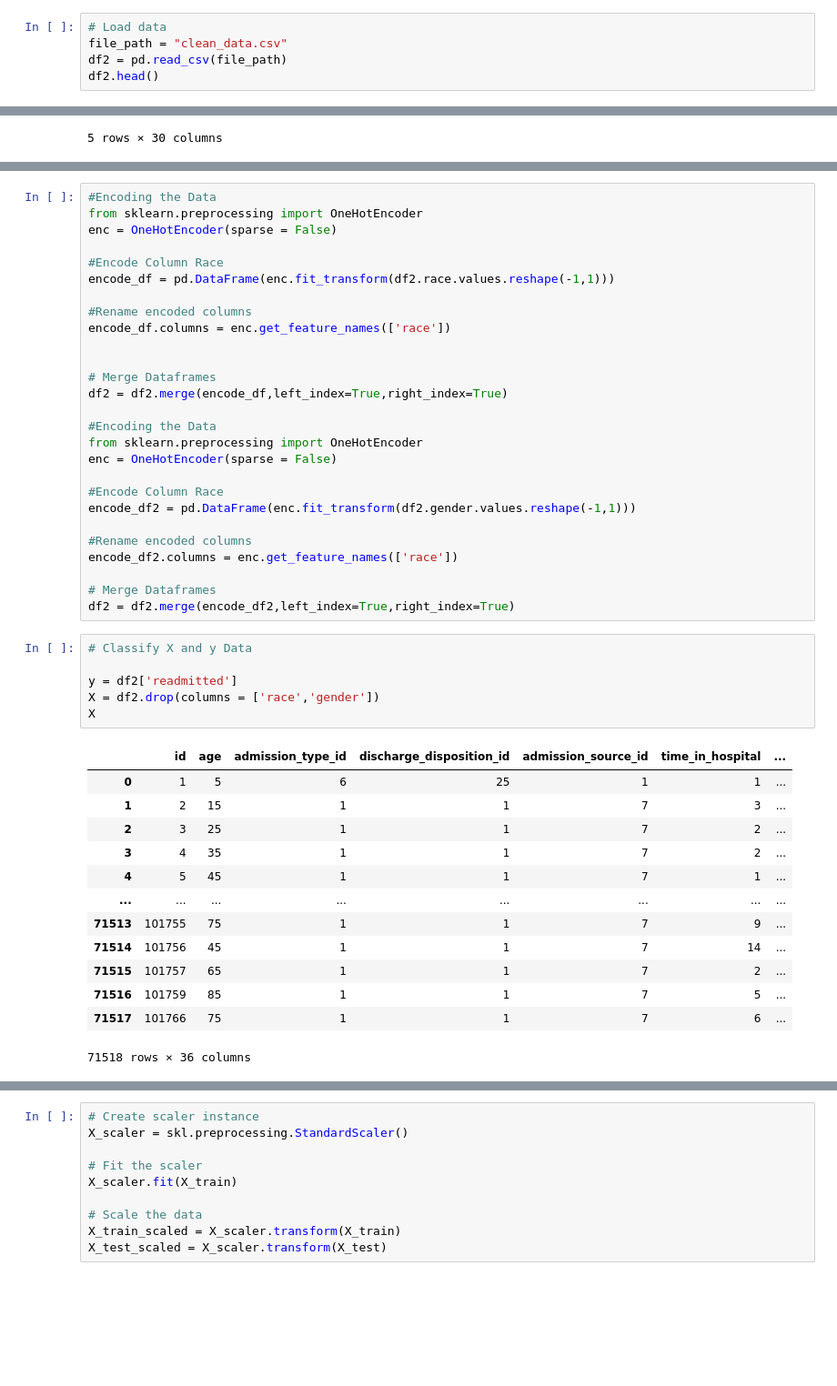
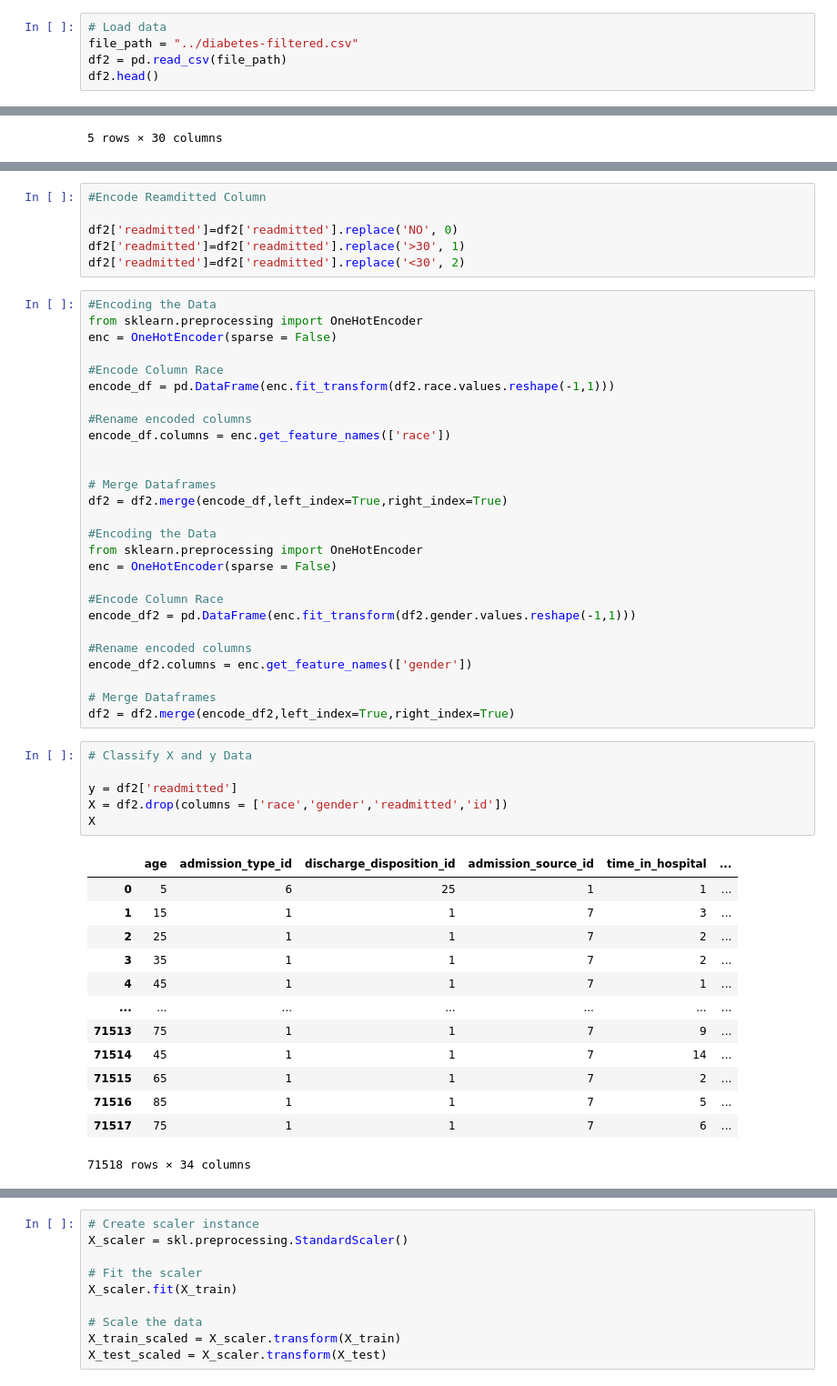
Before and after one commit to nisahahmed90/Final-Project, a Jupyter notebook: Project-Rahul/ANN_Classifier.ipynb, the cells around one changed output, grey strips where cells are left out. Shown: that part at 91% size. Saved outputs shown, nothing was run; the diff lists cells and outputs as text; blank space fills up the shorter version.

```diff
--- a/Project-Rahul/ANN_Classifier.ipynb
+++ b/Project-Rahul/ANN_Classifier.ipynb
@@ -10,6 +14,6 @@ from sklearn.metrics import confusion_matrix, accuracy_score, classification_rep
 # %%
 # Load data
-file_path = "clean_data.csv"
+file_path = "../diabetes-filtered.csv"
 df2 = pd.read_csv(file_path)
 df2.head()
 # %% [output]
@@ -39,3 +27,9 @@ df2
+# %%
+#Encode Reamditted Column
+
+df2['readmitted']=df2['readmitted'].replace('NO', 0)
+df2['readmitted']=df2['readmitted'].replace('>30', 1)
+df2['readmitted']=df2['readmitted'].replace('<30', 2)
 # %%
 #Encoding the Data
 from sklearn.preprocessing import OneHotEncoder
@@ -59,30 +53,30 @@ enc = OneHotEncoder(sparse = False)
 encode_df2 = pd.DataFrame(enc.fit_transform(df2.gender.values.reshape(-1,1)))
 
 #Rename encoded columns
-encode_df2.columns = enc.get_feature_names(['race'])
+encode_df2.columns = enc.get_feature_names(['gender'])
 
 # Merge Dataframes
 df2 = df2.merge(encode_df2,left_index=True,right_index=True)
 # %%
 # Classify X and y Data
 
 y = df2['readmitted']
-X = df2.drop(columns = ['race','gender'])
+X = df2.drop(columns = ['race','gender','readmitted','id'])
 X
 # %% [output]
-|  | id | age | admission_type_id | discharge_disposition_id | admission_source_id | time_in_hospital | ... |
-| 0 | 1 | 5 | 6 | 25 | 1 | 1 | ... |
-| 1 | 2 | 15 | 1 | 1 | 7 | 3 | ... |
-| 2 | 3 | 25 | 1 | 1 | 7 | 2 | ... |
-| 3 | 4 | 35 | 1 | 1 | 7 | 2 | ... |
-| 4 | 5 | 45 | 1 | 1 | 7 | 1 | ... |
-| ... | ... | ... | ... | ... | ... | ... | ... |
-| 71513 | 101755 | 75 | 1 | 1 | 7 | 9 | ... |
-| 71514 | 101756 | 45 | 1 | 1 | 7 | 14 | ... |
-| 71515 | 101757 | 65 | 1 | 1 | 7 | 2 | ... |
-| 71516 | 101759 | 85 | 1 | 1 | 7 | 5 | ... |
-| 71517 | 101766 | 75 | 1 | 1 | 7 | 6 | ... |
+|  | age | admission_type_id | discharge_disposition_id | admission_source_id | time_in_hospital | ... |
+| 0 | 5 | 6 | 25 | 1 | 1 | ... |
+| 1 | 15 | 1 | 1 | 7 | 3 | ... |
+| 2 | 25 | 1 | 1 | 7 | 2 | ... |
+| 3 | 35 | 1 | 1 | 7 | 2 | ... |
+| 4 | 45 | 1 | 1 | 7 | 1 | ... |
+| ... | ... | ... | ... | ... | ... | ... |
+| 71513 | 75 | 1 | 1 | 7 | 9 | ... |
+| 71514 | 45 | 1 | 1 | 7 | 14 | ... |
+| 71515 | 65 | 1 | 1 | 7 | 2 | ... |
+| 71516 | 85 | 1 | 1 | 7 | 5 | ... |
+| 71517 | 75 | 1 | 1 | 7 | 6 | ... |
-71518 rows × 36 columns
+71518 rows × 34 columns
 # %%
 # Create testing and training set
 
```
Also changed, not shown: parts of 6 cells of this notebook.
